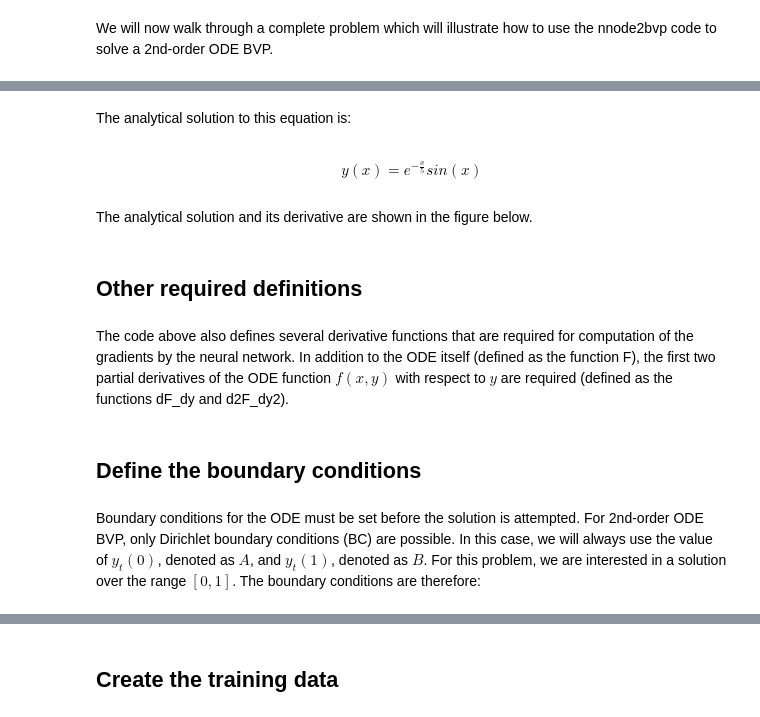
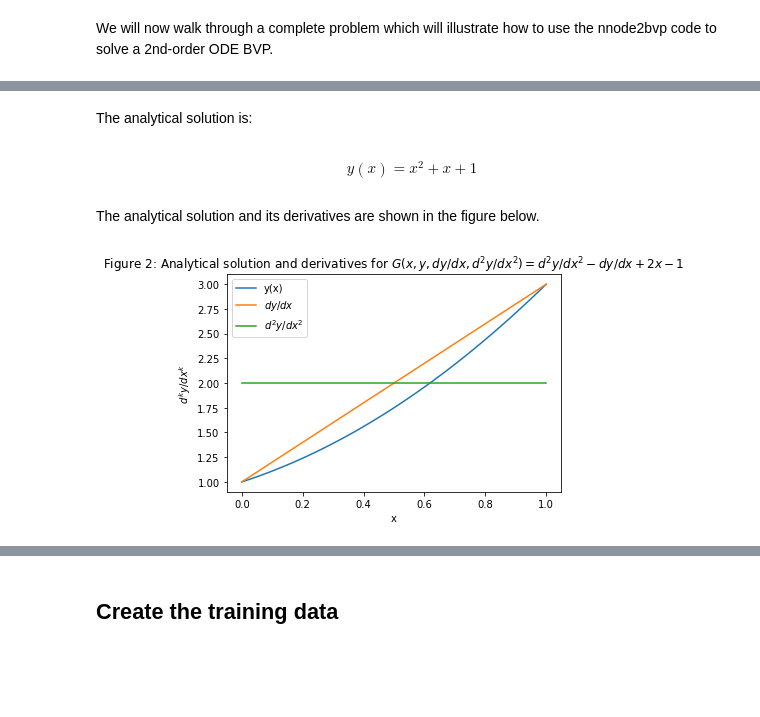
Before and after one commit to elwinter/nnode, a Jupyter notebook: nnode2bvp.ipynb, the cells around one changed output, grey strips where cells are left out. Saved outputs shown, nothing was run; the diff lists cells and outputs as text; code cells hidden in the pictures; blank space fills up the shorter version.

Commit message:
Updated additional ODE definition files, and brought all 3 ODE iPython notebooks up to current standard.

```diff
--- a/nnode2bvp.ipynb
+++ b/nnode2bvp.ipynb
@@ -305,60 +358,38 @@ This can be rearranged into the standard form (1):
 # %% [markdown]
-The analytical solution to this equation is:
+The analytical solution is:
 # %% [markdown]
 \begin{equation}
-y(x) = e^{-\frac {x}{5}} sin(x)
+y(x) = x^2 + x + 1
 \end{equation}
 # %% [markdown]
-The analytical solution and its derivative are shown in the figure below.
+The analytical solution and its derivatives are shown in the figure below.
-# %%
-def ya(x):
-    return exp(-x / 5) * sin(x)
-
-# Define the 1st analytical derivative.
-def dya_dx(x):
-    return 1 / 5 * exp(-x / 5) * (5 * cos(x) - sin(x))
-
-# Define the 2nd analytical derivative.
-def d2ya_dx2(x):
-    return (
-        -2 / 25 * exp(-x / 5) * (5 * cos(x) + 12 * sin(x))
-    )
-
-# Define the original differential equation:
-def F(x, y, dy_dx):
-    return -1 / 5 * exp(-x / 5) * cos(x) - 1 / 5 * dy_dx - y
-
-# Define the 1st y-partial derivative of the differential equation.
-def dF_dy(x, y, dy_dx):
-    return -1
-
-# Define the 2nd y-partial derivative of the differential equation.
-def d2F_dy2(x, y, dy_dx):
-    return 0
+# %%
+def ya(x):
+    return x**2 + x + 1
+
+def dya_dx(x):
+    return 2*x + 1
+
+def d2ya_dx2(x):
+    return 2
 # %%
 xmin = 0
 xmax = 1
 n = 100
-x = np.linspace(xmin, xmax, num = n)
+x = np.linspace(xmin, xmax, n)
 y = np.zeros(n)
 dy_dx = np.zeros(n)
 d2y_dx2 = np.zeros(n)
 for i in range(n):
     y[i] = ya(x[i])
     dy_dx[i] = dya_dx(x[i])
     d2y_dx2[i] = d2ya_dx2(x[i])
 plt.xlabel('x')
 plt.ylabel('$d^ky/dx^k$')
 plt.plot(x, y, label = 'y(x)')
 plt.plot(x, dy_dx, label = "$dy/dx$")
 plt.plot(x, d2y_dx2, label = "$d^2y/dx^2$")
 plt.legend()
-plt.title("Figure 2: Lagaris problem 3 analytical solution and derivatives");
+plt.title("Figure 2: Analytical solution and derivatives for $G(x,y,dy/dx,d^2y/dx^2)=d^2y/dx^2-dy/dx+2x-1$");
+# %% [output]
+[figure, added]
-# %% [markdown]
-## Other required definitions
-# %% [markdown]
-The code above also defines several derivative functions that are required for computation of the gradients by the neural network. In addition to the ODE itself (defined as the function F), the first two partial derivatives of the ODE function $f(x,y)$ with respect to $y$ are required (defined as the functions dF_dy and d2F_dy2).
-# %% [markdown]
-## Define the boundary conditions
-# %% [markdown]
-Boundary conditions for the ODE must be set before the solution is attempted. For 2nd-order ODE BVP, only Dirichlet boundary conditions (BC) are possible. In this case, we will always use the value of $y_t(0)$, denoted as $A$, and $y_t(1)$, denoted as $B$. For this problem, we are interested in a solution over the range $[0,1]$. The boundary conditions are therefore:
```
Also changed, not shown: parts of 122 cells of this notebook, 5 other files.
